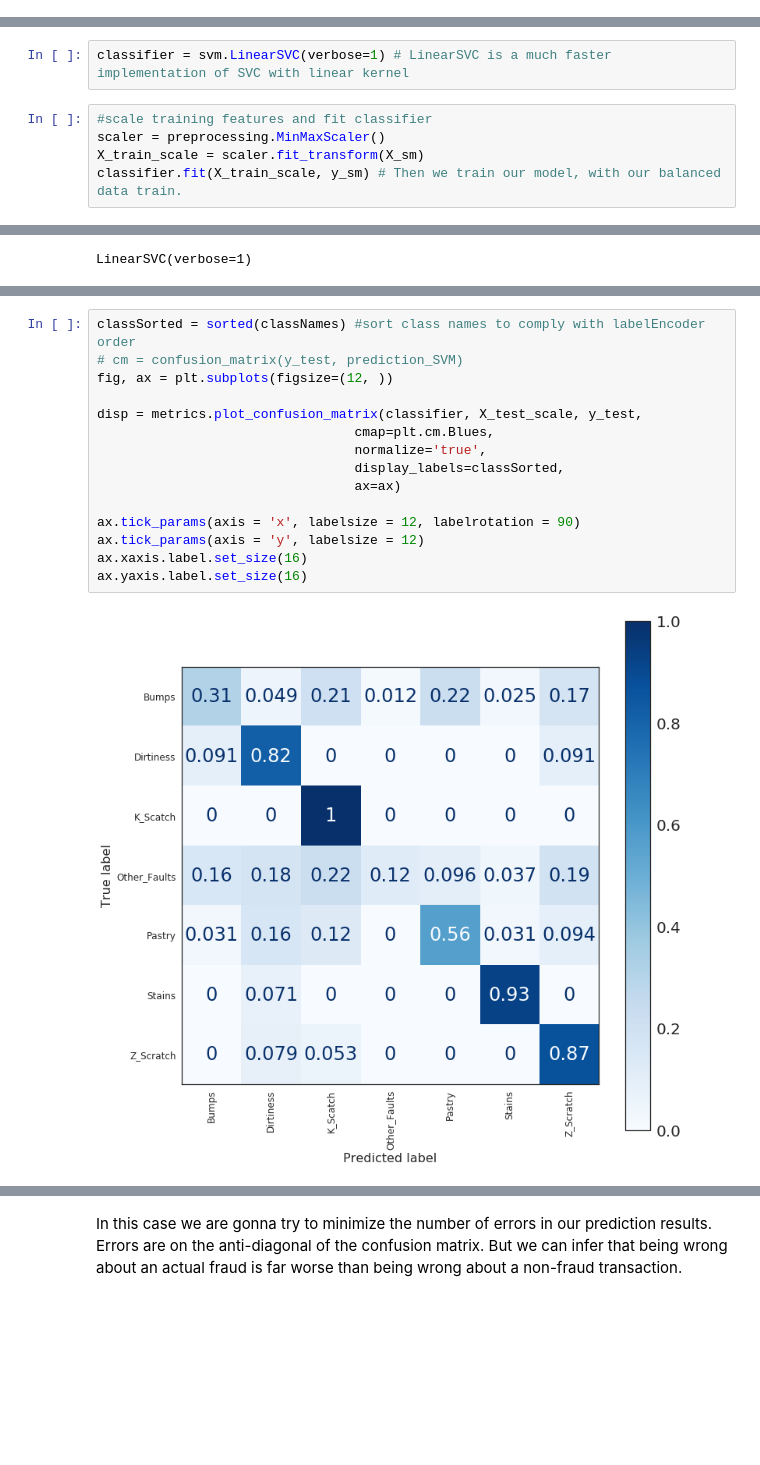
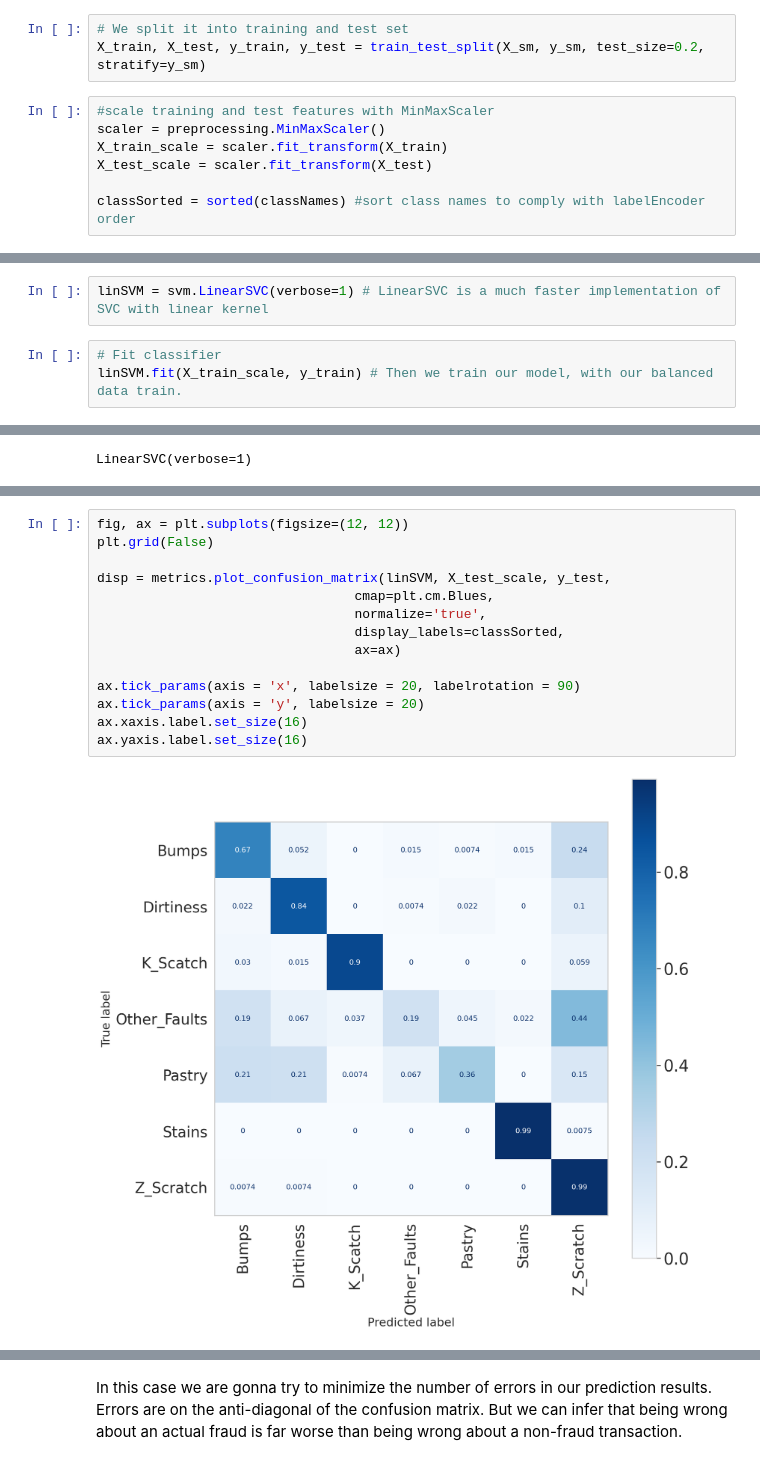
Before and after one commit to dn-lo/ECV_BigData, a Jupyter notebook: steelPlates.ipynb, the cells around one changed output, grey strips where cells are left out. Drawn from its saved outputs; the diff is of its cells as text; blank space fills up the shorter version.

```diff
--- a/steelPlates.ipynb
+++ b/steelPlates.ipynb
@@ -211,0 +249,10 @@ After OverSampling, counts of label '0': 538
+# %%
+# We split it into training and test set
+X_train, X_test, y_train, y_test = train_test_split(X_sm, y_sm, test_size=0.2, stratify=y_sm)
+# %%
+#scale training and test features with MinMaxScaler
+scaler = preprocessing.MinMaxScaler()
+X_train_scale = scaler.fit_transform(X_train)
+X_test_scale = scaler.fit_transform(X_test)
+
+classSorted = sorted(classNames) #sort class names to comply with labelEncoder order
@@ -212,12 +261,10 @@ After OverSampling, counts of label '0': 538
 # %% [markdown]
 So now, we'll use a SVM model classifier, with the scikit-learn library.
 # %%
-classifier = svm.LinearSVC(verbose=1) # LinearSVC is a much faster implementation of SVC with linear kernel
+linSVM = svm.LinearSVC(verbose=1) # LinearSVC is a much faster implementation of SVC with linear kernel
 # %%
-#scale training features and fit classifier
-scaler = preprocessing.MinMaxScaler()
-X_train_scale = scaler.fit_transform(X_sm)
-classifier.fit(X_train_scale, y_sm) # Then we train our model, with our balanced data train.
+# Fit classifier
+linSVM.fit(X_train_scale, y_train) # Then we train our model, with our balanced data train.
 # %% [output]
 [LibLinear]
 LinearSVC(verbose=1)
@@ -229,17 +273,16 @@ X_test_scale = scaler.fit_transform(X_test)
 # %%
-classSorted = sorted(classNames) #sort class names to comply with labelEncoder order
-# cm = confusion_matrix(y_test, prediction_SVM)
-fig, ax = plt.subplots(figsize=(12, ))
+fig, ax = plt.subplots(figsize=(12, 12))
+plt.grid(False)
 
-disp = metrics.plot_confusion_matrix(classifier, X_test_scale, y_test,
+disp = metrics.plot_confusion_matrix(linSVM, X_test_scale, y_test,
                                  cmap=plt.cm.Blues,
                                  normalize='true',
                                  display_labels=classSorted,
                                  ax=ax)
 
-ax.tick_params(axis = 'x', labelsize = 12, labelrotation = 90)
-ax.tick_params(axis = 'y', labelsize = 12)
+ax.tick_params(axis = 'x', labelsize = 20, labelrotation = 90)
+ax.tick_params(axis = 'y', labelsize = 20)
 ax.xaxis.label.set_size(16)
 ax.yaxis.label.set_size(16)
 # %% [output]
-[figure, old version]
+[figure, new version]
```
Also changed, not shown: parts of 78 cells of this notebook.
